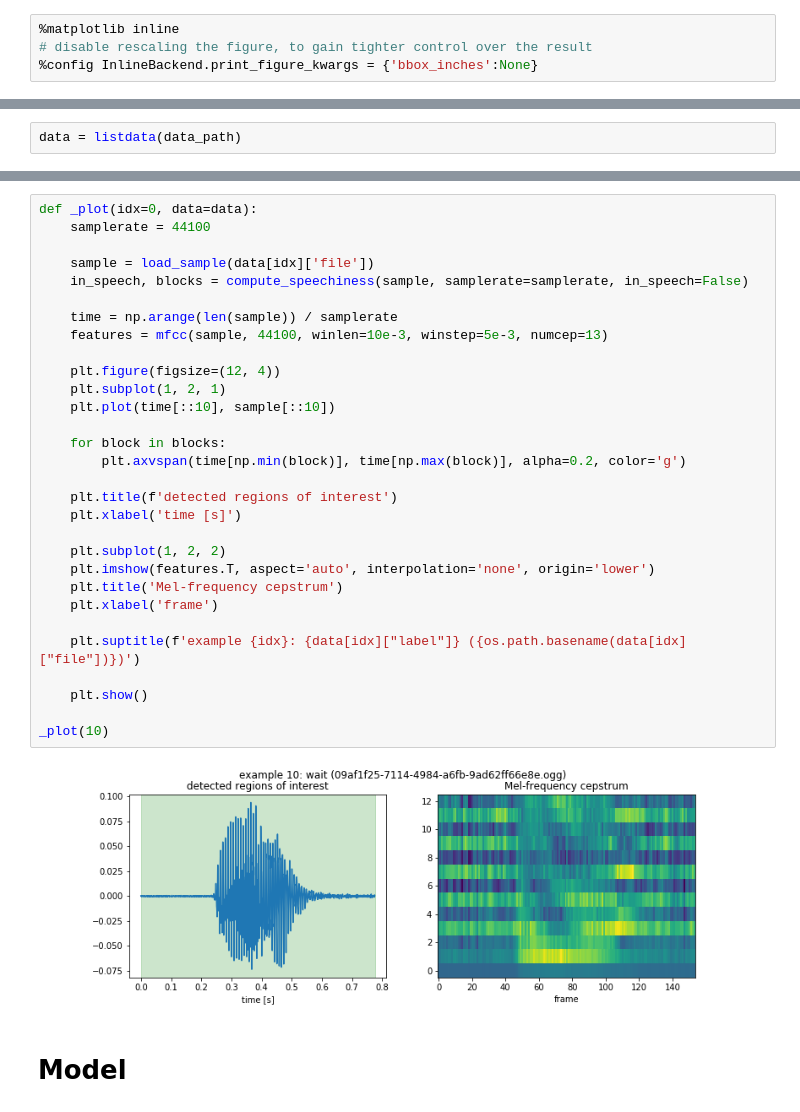
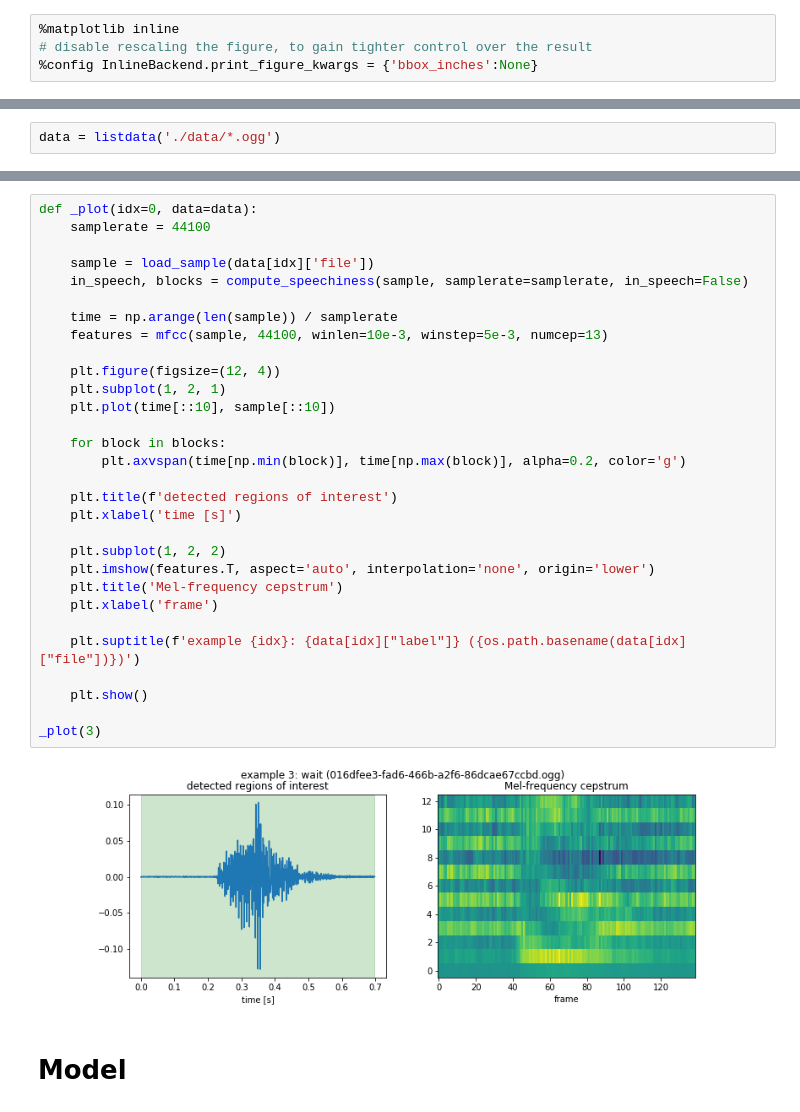
Before and after one commit to chmp/misc-exp, a Jupyter notebook: KeywordDetection/kwdetect.ipynb, the cells around one changed output, grey strips where cells are left out. Drawn from its saved outputs; the diff is of its cells as text.

```diff
--- a/KeywordDetection/kwdetect.ipynb
+++ b/KeywordDetection/kwdetect.ipynb
@@ -35,5 +36,5 @@ data_path = './data'
 # %%
-data = listdata(data_path)
+data = listdata('./data/*.ogg')
 # %%
 df = pd.DataFrame(data)
 
@@ -46,35 +47,35 @@ pass
 # %%
 def _plot(idx=0, data=data):
     samplerate = 44100
 
     sample = load_sample(data[idx]['file'])
     in_speech, blocks = compute_speechiness(sample, samplerate=samplerate, in_speech=False)
 
     time = np.arange(len(sample)) / samplerate
     features = mfcc(sample, 44100, winlen=10e-3, winstep=5e-3, numcep=13)
 
     plt.figure(figsize=(12, 4))
     plt.subplot(1, 2, 1)
     plt.plot(time[::10], sample[::10])
 
     for block in blocks:
         plt.axvspan(time[np.min(block)], time[np.max(block)], alpha=0.2, color='g')
 
     plt.title(f'detected regions of interest')
     plt.xlabel('time [s]')
 
     plt.subplot(1, 2, 2)
     plt.imshow(features.T, aspect='auto', interpolation='none', origin='lower')
     plt.title('Mel-frequency cepstrum')
     plt.xlabel('frame')
 
     plt.suptitle(f'example {idx}: {data[idx]["label"]} ({os.path.basename(data[idx]["file"])})')
 
     plt.show()
 
-_plot(10)
+_plot(3)
 # %% [output]
-[figure, old version]
+[figure, new version]
 # %% [markdown]
 # Model
 # %%
```
Also changed, not shown: parts of 7 cells of this notebook, 16 other files.
